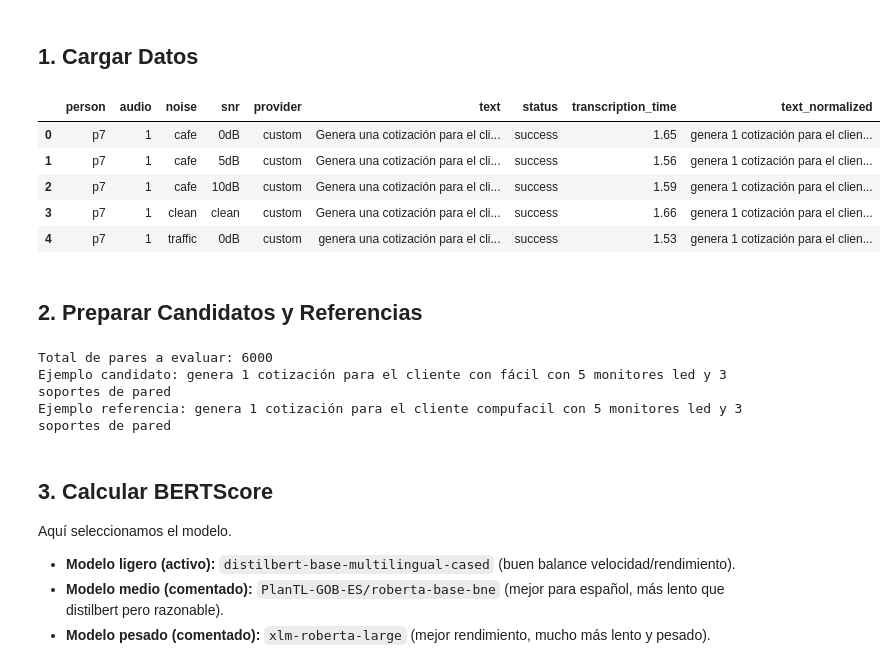
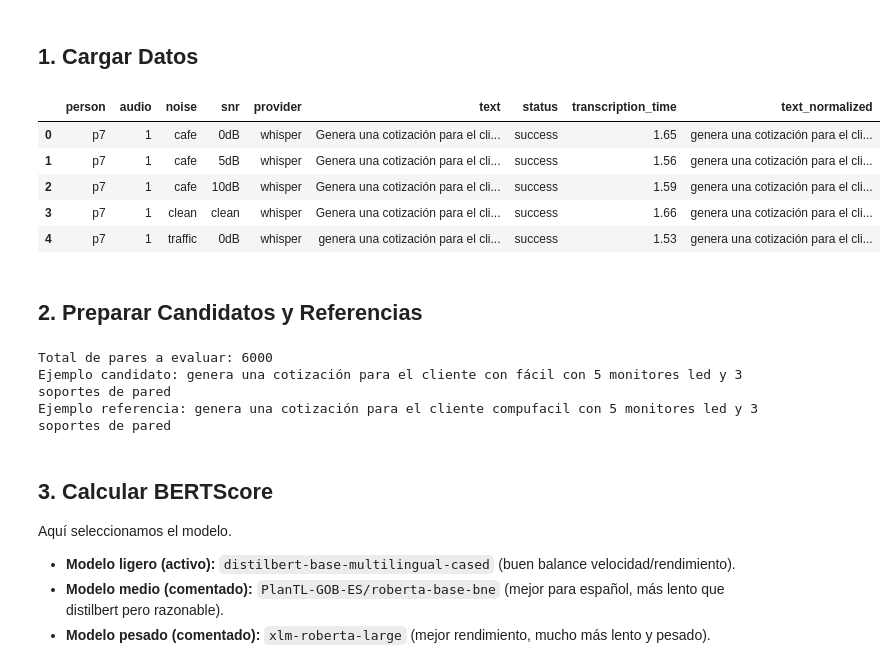
Before and after one commit to agomezb/ASR-Comparative, a Jupyter notebook: 4_bertscore.ipynb, the cells around one changed output. Saved outputs shown, nothing was run; the diff lists cells and outputs as text; code cells hidden in the pictures.

```diff
--- a/4_bertscore.ipynb
+++ b/4_bertscore.ipynb
@@ -45,24 +45,24 @@ Usando dispositivo: cuda
 ## 1. Cargar Datos
 # %%
 # Cargar el dataset normalizado
-df = pd.read_csv('/content/drive/MyDrive/asr/dataset_bert.csv')
+df = pd.read_csv('/content/drive/MyDrive/asr/dataset_normalized.csv')
 
 # Cargar el ground truth
 with open('/content/drive/MyDrive/asr/ground_truth.json', 'r') as f:
     ground_truth = json.load(f)
 
 # Crear un diccionario para mapear id -> texto de referencia
 ref_dict = {item['id']: item['text'] for item in ground_truth}
 
 # Verificar las primeras filas
 df.head()
 # %% [output]
 |  | person | audio | noise | snr | provider | text | status | transcription_time | text_normalized |
-| 0 | p7 | 1 | cafe | 0dB | custom | Genera una cotización para el cli... | success | 1.65 | genera 1 cotización para el clien... |
-| 1 | p7 | 1 | cafe | 5dB | custom | Genera una cotización para el cli... | success | 1.56 | genera 1 cotización para el clien... |
-| 2 | p7 | 1 | cafe | 10dB | custom | Genera una cotización para el cli... | success | 1.59 | genera 1 cotización para el clien... |
-| 3 | p7 | 1 | clean | clean | custom | Genera una cotización para el cli... | success | 1.66 | genera 1 cotización para el clien... |
-| 4 | p7 | 1 | traffic | 0dB | custom | genera una cotización para el cli... | success | 1.53 | genera 1 cotización para el clien... |
+| 0 | p7 | 1 | cafe | 0dB | whisper | Genera una cotización para el cli... | success | 1.65 | genera una cotización para el cli... |
+| 1 | p7 | 1 | cafe | 5dB | whisper | Genera una cotización para el cli... | success | 1.56 | genera una cotización para el cli... |
+| 2 | p7 | 1 | cafe | 10dB | whisper | Genera una cotización para el cli... | success | 1.59 | genera una cotización para el cli... |
+| 3 | p7 | 1 | clean | clean | whisper | Genera una cotización para el cli... | success | 1.66 | genera una cotización para el cli... |
+| 4 | p7 | 1 | traffic | 0dB | whisper | genera una cotización para el cli... | success | 1.53 | genera una cotización para el cli... |
 # %% [markdown]
 ## 2. Preparar Candidatos y Referencias
 # %%
@@ -84,8 +84,8 @@ print(f"Ejemplo candidato: {cands[0]}")
 print(f"Ejemplo referencia: {refs[0]}")
 # %% [output]
 Total de pares a evaluar: 6000
-Ejemplo candidato: genera 1 cotización para el cliente con fácil con 5 monitores led y 3 soportes de pared
-Ejemplo referencia: genera 1 cotización para el cliente compufacil con 5 monitores led y 3 soportes de pared
+Ejemplo candidato: genera una cotización para el cliente con fácil con 5 monitores led y 3 soportes de pared
+Ejemplo referencia: genera una cotización para el cliente compufacil con 5 monitores led y 3 soportes de pared
 # %% [markdown]
 ## 3. Calcular BERTScore
 
```
Also changed, not shown: parts of 7 cells of this notebook.
